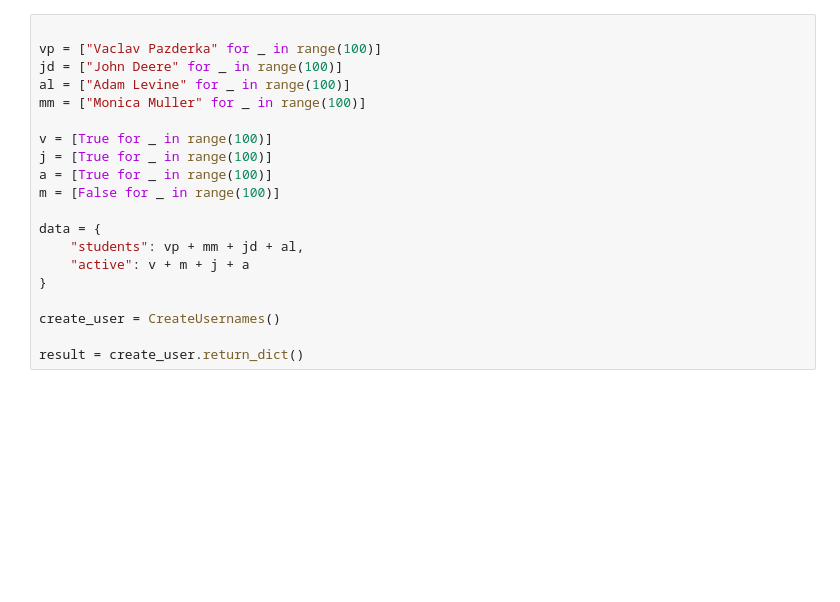
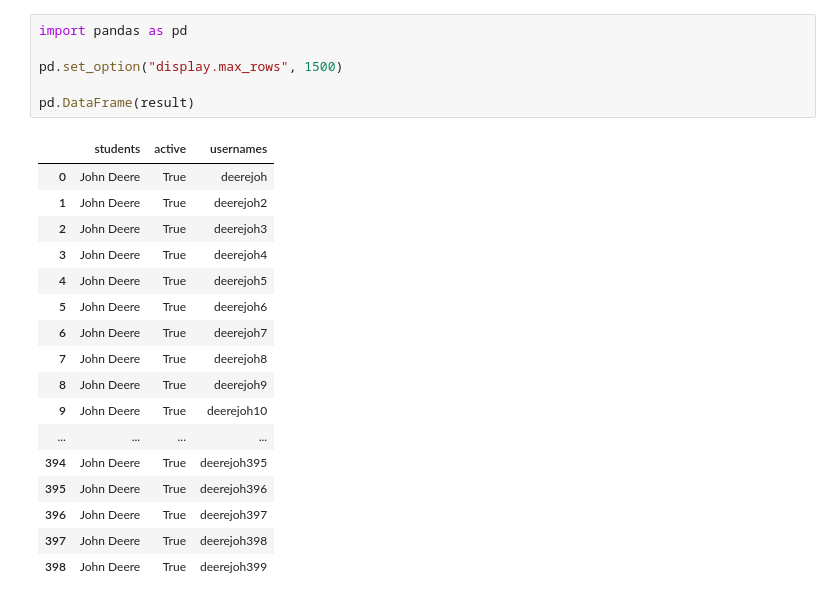
Before and after one commit to VP54/CTU-OOP, a Jupyter notebook: OOP_2/2_cviko.ipynb, the cells around one changed output. Saved outputs shown, nothing was run; the diff lists cells and outputs as text; blank space fills up the shorter version.

```diff
--- a/OOP_2/2_cviko.ipynb
+++ b/OOP_2/2_cviko.ipynb
@@ -241,20 +97,24 @@ class CreateUsernames:
-# %%
-
-vp = ["Vaclav Pazderka" for _ in range(100)]
-jd = ["John Deere" for _ in range(100)]
-al = ["Adam Levine" for _ in range(100)]
-mm = ["Monica Muller" for _ in range(100)]
-
-v = [True for _ in range(100)]
-j = [True for _ in range(100)]
-a = [True for _ in range(100)]
-m = [False for _ in range(100)]
-
-data = {
-    "students": vp + mm + jd + al,
-    "active": v + m + j + a
-}
-
-create_user = CreateUsernames()
-
-result = create_user.return_dict()
+# %%
+import pandas as pd
+
+pd.set_option("display.max_rows", 1500)
+
+pd.DataFrame(result)
+# %% [output]
+|  | students | active | usernames |
+| 0 | John Deere | True | deerejoh |
+| 1 | John Deere | True | deerejoh2 |
+| 2 | John Deere | True | deerejoh3 |
+| 3 | John Deere | True | deerejoh4 |
+| 4 | John Deere | True | deerejoh5 |
+| 5 | John Deere | True | deerejoh6 |
+| 6 | John Deere | True | deerejoh7 |
+| 7 | John Deere | True | deerejoh8 |
+| 8 | John Deere | True | deerejoh9 |
+| 9 | John Deere | True | deerejoh10 |
+| ... | ... | ... | ... |
+| 394 | John Deere | True | deerejoh395 |
+| 395 | John Deere | True | deerejoh396 |
+| 396 | John Deere | True | deerejoh397 |
+| 397 | John Deere | True | deerejoh398 |
+| 398 | John Deere | True | deerejoh399 |
```
Also changed, not shown: parts of 8 cells of this notebook, 1 other file.
